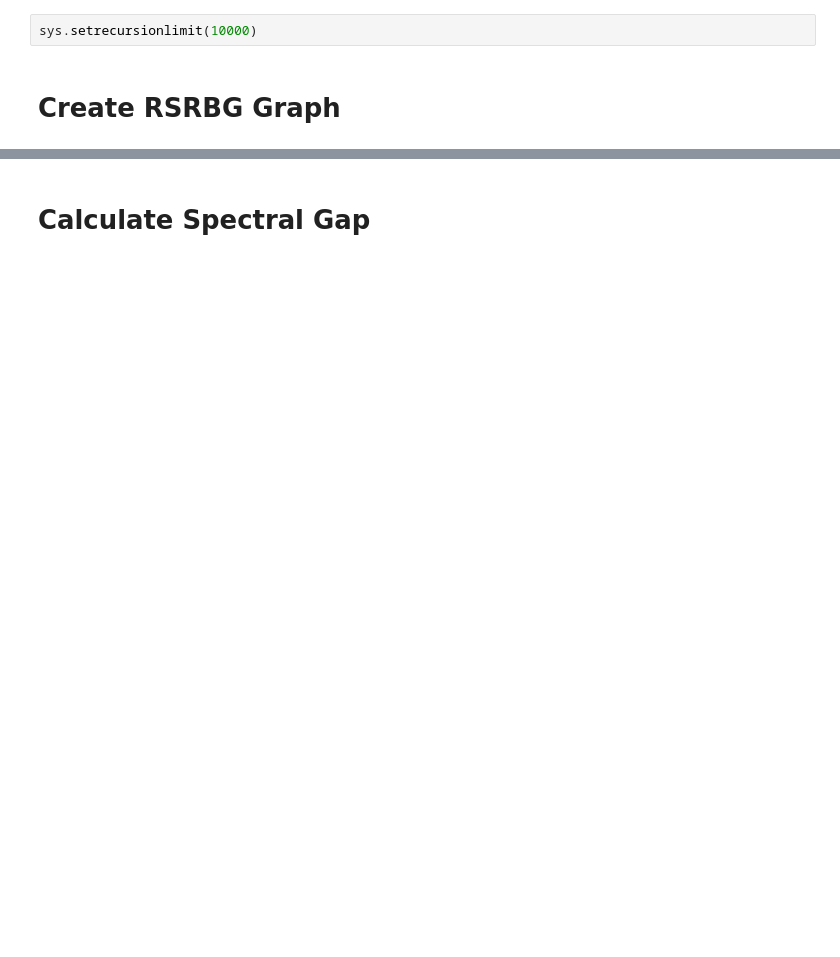
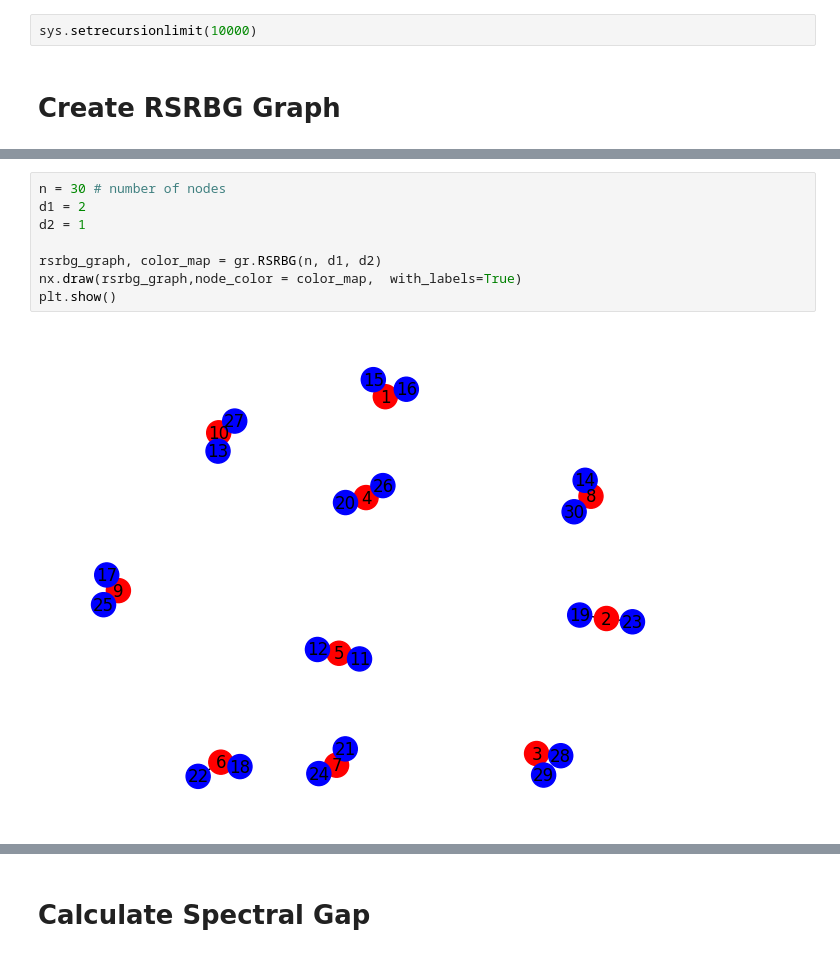
Before and after one commit to MSaeed1381/Simulation_Final_Project, a Jupyter notebook: part2.ipynb, the cells around one changed output, grey strips where cells are left out. Saved outputs shown, nothing was run; the diff lists cells and outputs as text; blank space fills up the shorter version.

```diff
--- a/part2.ipynb
+++ b/part2.ipynb
@@ -30,3 +34,13 @@ plt.show()
+# %%
+n = 30 # number of nodes
+d1 = 2
+d2 = 1
+
+rsrbg_graph, color_map = gr.RSRBG(n, d1, d2)
+nx.draw(rsrbg_graph,node_color = color_map,  with_labels=True)
+plt.show()
+# %% [output]
+[figure, added]
 # %%
 # degree distribution for rsrbg graph
 gr.draw_degree_distribution(rsrbg_graph)
```
Also changed, not shown: parts of 25 cells of this notebook, 4 other files.
